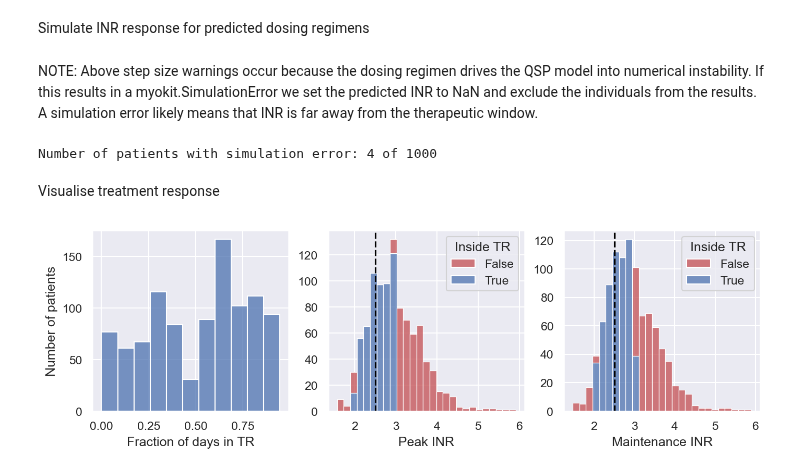
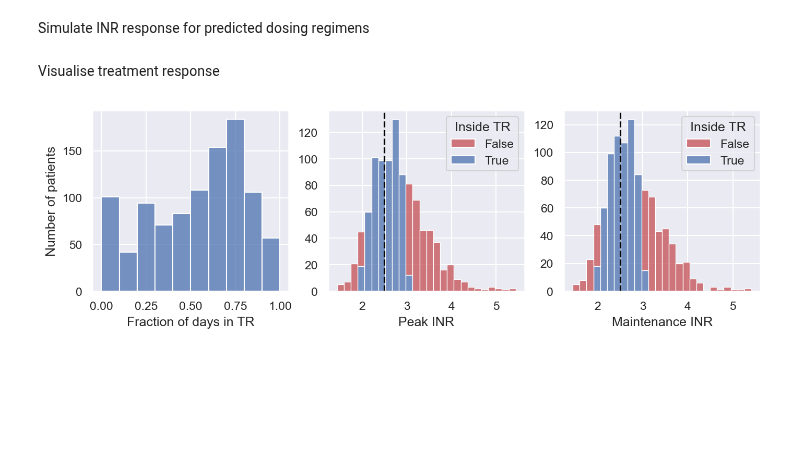
Before and after one commit to DavAug/mipd-warfarin, a Jupyter notebook: results/1_systems_pharmacology_model/results.ipynb, the cells around one changed output. Drawn from its saved outputs; the diff is of its cells as text; code cells hidden in the pictures; blank space fills up the shorter version.

Commit message:
PKPD covariates only results

```diff
--- a/results/1_systems_pharmacology_model/results.ipynb
+++ b/results/1_systems_pharmacology_model/results.ipynb
@@ -93,12 +126,16 @@ days = 19
 cal_time = 100 * 24
 duration = 0.01
 dosing_regimens = {}
-for _id in df_doses.ID.dropna().unique():
+doses = np.empty(shape=(len(df_doses.ID.dropna().unique()), days))
+for idx, _id in enumerate(df_doses.ID.dropna().unique()):
     temp = df_doses[df_doses.ID == _id]
-    doses = temp[['Dose %d in mg' % (idx+1) for idx in range(days)]].values[0]
-    dose_rates = np.array(doses) / duration
+    doses[idx] = \
+        temp[['Dose %d in mg' % (idx+1) for idx in range(days)]].values[0]
+    dose_rates = doses[idx] / duration
     regimen = myokit.Protocol()
     for day, dr in enumerate(dose_rates):
+        if dr == 0:
+            continue
         regimen.add(myokit.ProtocolEvent(
             level=dr,
             start=cal_time+day*24,
@@ -107,14 +144,20 @@ for _id in df_doses.ID.dropna().unique():
 
 # Simulate INR response to treatment
 times = cal_time + np.arange(days) * 24
-inrs = np.empty(shape=(len(df_doses.ID.dropna().unique()), len(times)))
-for idx, _id in enumerate(df_doses.ID.dropna().unique()):
+# inrs = np.empty(shape=(len(df_doses.ID.dropna().unique()), len(times)))
+inrs = np.empty(shape=(221, len(times)))
+for idx, _id in enumerate(dosing_regimens.keys()):
+    if idx >= 221:
+        break
     # Set dosing regimen
-    model.set_dosing_regimen(dosing_regimens[int(_id)])
+    model.set_dosing_regimen(dosing_regimens[_id])
 
     # Simulate treatment response
     mask = ids == _id
-    inrs[idx] = model.simulate(parameters=parameters[mask][0], times=times)
+    try:
+        inrs[idx] = model.simulate(parameters=parameters[mask][0], times=times)
+    except TypeError:
+        print(_id)
 # %% [markdown]
 Visualise treatment response
 # %%
@@ -196,10 +287,13 @@ days = 19
 cal_time = 100 * 24
 duration = 0.01
 dosing_regimens = {}
-for _id in df_doses.ID.dropna().unique():
+doses = np.empty(shape=(len(df_doses.ID.dropna().unique()), days))
+for idx, _id in enumerate(df_doses.ID.dropna().unique()):
     temp = df_doses[df_doses.ID == _id]
-    doses = [10, 5] + [temp['Maintenance dose'].values[0]] * (days - 2)
-    dose_rates = np.array(doses) / duration
+    doses[idx] = np.array(
+        [10, 5]
+        + [convert_to_tablets(temp['Maintenance dose'].values[0])] * (days-2))
+    dose_rates = doses[idx] / duration
     regimen = myokit.Protocol()
     for day, dr in enumerate(dose_rates):
         regimen.add(myokit.ProtocolEvent(
@@ -217,20 +311,7 @@ for idx, _id in enumerate(df_doses.ID.dropna().unique()):
 
     # Simulate treatment response
     mask = ids == _id
-    try:
-        inrs[idx] = model.simulate(parameters=parameters[mask][0], times=times)
-    except myokit.SimulationError:
-        inrs[idx] = np.nan
+    inrs[idx] = model.simulate(parameters=parameters[mask][0], times=times)
-# %% [markdown]
-NOTE: Above step size warnings occur because the dosing regimen drives the QSP
-model into numerical instability. If this results in a myokit.SimulationError
-we set the predicted INR to NaN and exclude the individuals from the results.
-A simulation error likely means that INR is far away from the therapeutic
-window.
-# %%
-print('Number of patients with simulation error: %d of 1000' % np.sum(np.isnan(inrs[:, 0])))
-# %% [output]
-Number of patients with simulation error: 4 of 1000
 # %% [markdown]
 Visualise treatment response
 # %%
@@ -253,35 +334,37 @@ for ax in axes:
 # Plot time in therapeutic range
 in_tr = (inrs >= 2) & (inrs <= 3)
 ttr = np.mean(in_tr, axis=1)
-sns.histplot(ttr, ax=axes[0])
+sns.histplot(
+    ttr, ax=axes[0], bins=[0, 0.1, 0.2, 0.3, 0.4, 0.5, 0.6, 0.7, 0.8, 0.9, 1])
 
 # Plot distribution of peak INR
 max_inrs = np.max(inrs, axis=1)
 df = pd.DataFrame({
     'INR': max_inrs, 'Inside TR': (max_inrs>=2) & (max_inrs<=3)})
 sns.histplot(
     df, x='INR', hue='Inside TR', ax=axes[1], multiple='stack',
     palette=[sns.color_palette()[3], sns.color_palette()[0]])
 axes[1].axvline(x=2.5, color='black', linestyle='dashed')
 
 # # Plot maintenance INR distirbution
 final_inrs = inrs[:, -1]
 df = pd.DataFrame({
     'INR': final_inrs, 'Inside TR': (final_inrs>=2) & (final_inrs<=3)})
 sns.histplot(
     df, x='INR', hue='Inside TR', ax=axes[2], multiple='stack',
     palette=[sns.color_palette()[3], sns.color_palette()[0]])
 axes[2].axvline(x=2.5, color='black', linestyle='dashed')
 
 
 # Label axes
 axes[0].set_xlabel('Fraction of days in TR')
 axes[0].set_ylabel('Number of patients')
+axes[0].set_xlim([-0.05, 1.05])
 axes[1].set_xlabel('Peak INR')
 axes[1].set_ylabel('')
 axes[2].set_xlabel('Maintenance INR')
 axes[2].set_ylabel('')
 
 plt.show()
 # %% [output]
-[figure, old version]
+[figure, new version]
```
Also changed, not shown: parts of 14 cells of this notebook.
